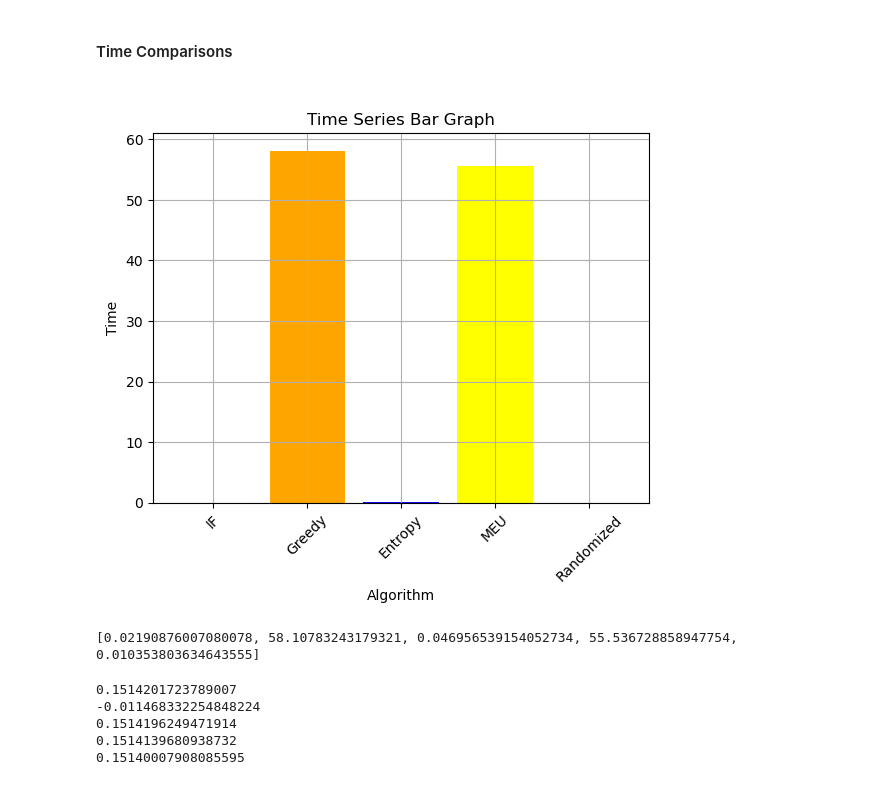
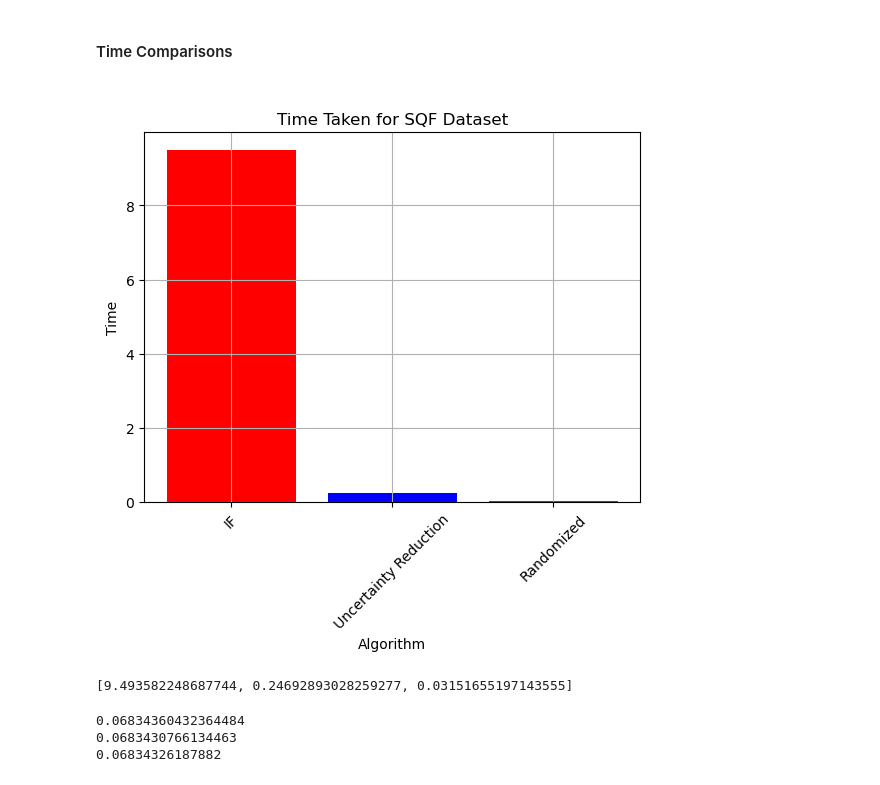
Before and after one commit to s-thandri/labelflipping, a Jupyter notebook: influence_functions/sqf_influence 1.ipynb, the cells around one changed output. Cells and saved outputs as stored; diff of their text form; code cells hidden in the pictures.

Commit message:
updated graphs for sqf

```diff
--- a/influence_functions/sqf_influence 1.ipynb
+++ b/influence_functions/sqf_influence 1.ipynb
@@ -208,6 +208,8 @@ hinv_v_2, hinv_2 = get_hinv_v(hessian_all_points, np.transpose(del_L_del_theta_2
 negative_hinv_v_2 = -1*hinv_v_2
 inf_2 = np.matmul(np.transpose(negative_hinv_v_2), del_F_del_theta)
 inf_2 = (1/(len(X_train))) *inf_2
+# %%
+flipping_time_end = time.time()-flipping_time_start
 # %%
 #Flipping
 #Make the original flips to test for the parity after each flip
@@ -280,5 +282,6 @@ list(abs_sorted_index_list)
 #This will tell us how long it takes for influence functions to determine which order I need to flip the datapoints in
 #if_time: Time taken to decide the order in which the datapoints need to be flipped
 if_end = time.time() - if_start
+if_end += flipping_time_end
 print(if_end)
 # %% [output]
@@ -600,20 +601,20 @@ plt.legend()
 <h4>Time Comparisons<h4>
 # %%
 # Create a line chart
-x_axis = ['IF', 'Greedy', 'Entropy', 'MEU', 'Randomized']
+x_axis = ['IF', 'Uncertainty Reduction', 'Randomized']
 # Colors for each bar
-colors = ['red', 'orange', 'blue', 'yellow', 'green']
+colors = ['red', 'blue', 'green']
 
 # Create a bar graph with updated labels and colors
 plt.bar(x_axis, sol_time, color=colors)
-plt.title('Time Series Bar Graph')
+plt.title('Time Taken for SQF Dataset')
 plt.xlabel('Algorithm')
 plt.ylabel('Time')
 plt.grid(True)
 plt.xticks(rotation=45)
 plt.show()
 # %% [output]
-[figure, old version]
+[figure, new version]
 # %%
 #When calculating the time we are looking at the time taken to choose which datapoint to flip
 #Do not consider the time taken to calculate the fairness on each datapoint
@@ -625,16 +626,14 @@ plt.show()
 #Measure how long it takes to determine which datapoints need to be flipping and do not consider the parity calculations
 print(sol_time)
 # %% [output]
-[0.02190876007080078, 58.10783243179321, 0.046956539154052734, 55.536728858947754, 0.010353803634643555]
+[9.493582248687744, 0.24692893028259277, 0.03151655197143555]
 # %%
 print(flip_parity_abs[-1])
-print(ranked_greedy_parity_list[-1])
+#print(ranked_greedy_parity_list[-1])
 print(ranked_ent_parity_list[-1])
-print(meu_ranked_parity_list[-1])
+#print(meu_ranked_parity_list[-1])
 print(random_flip_parity[-1])
 # %% [output]
-0.1514201723789007
--0.011468332254848224
-0.1514196249471914
-0.1514139680938732
-0.15140007908085595
+0.06834360432364484
+0.0683430766134463
+0.06834326187882
```
Also changed, not shown: parts of 8 cells of this notebook.
